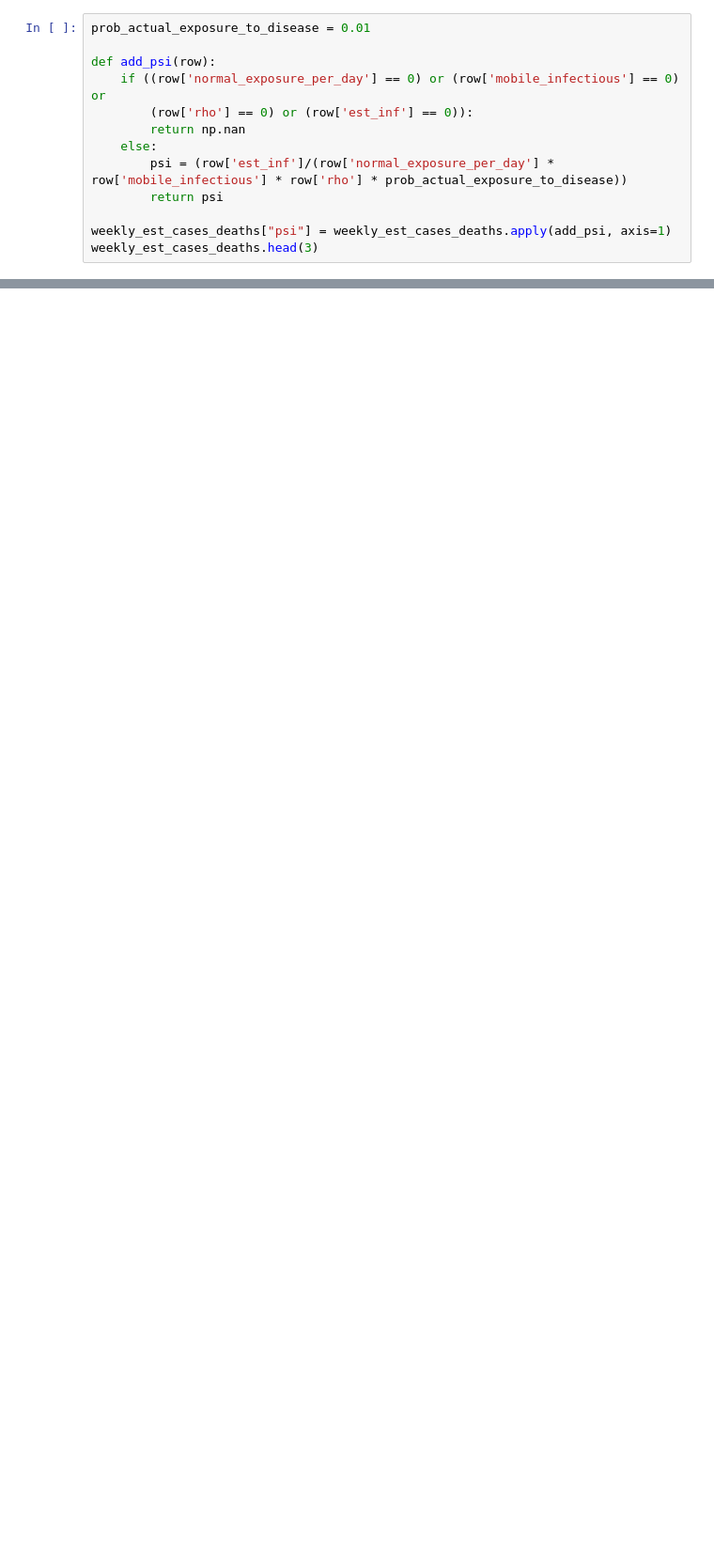
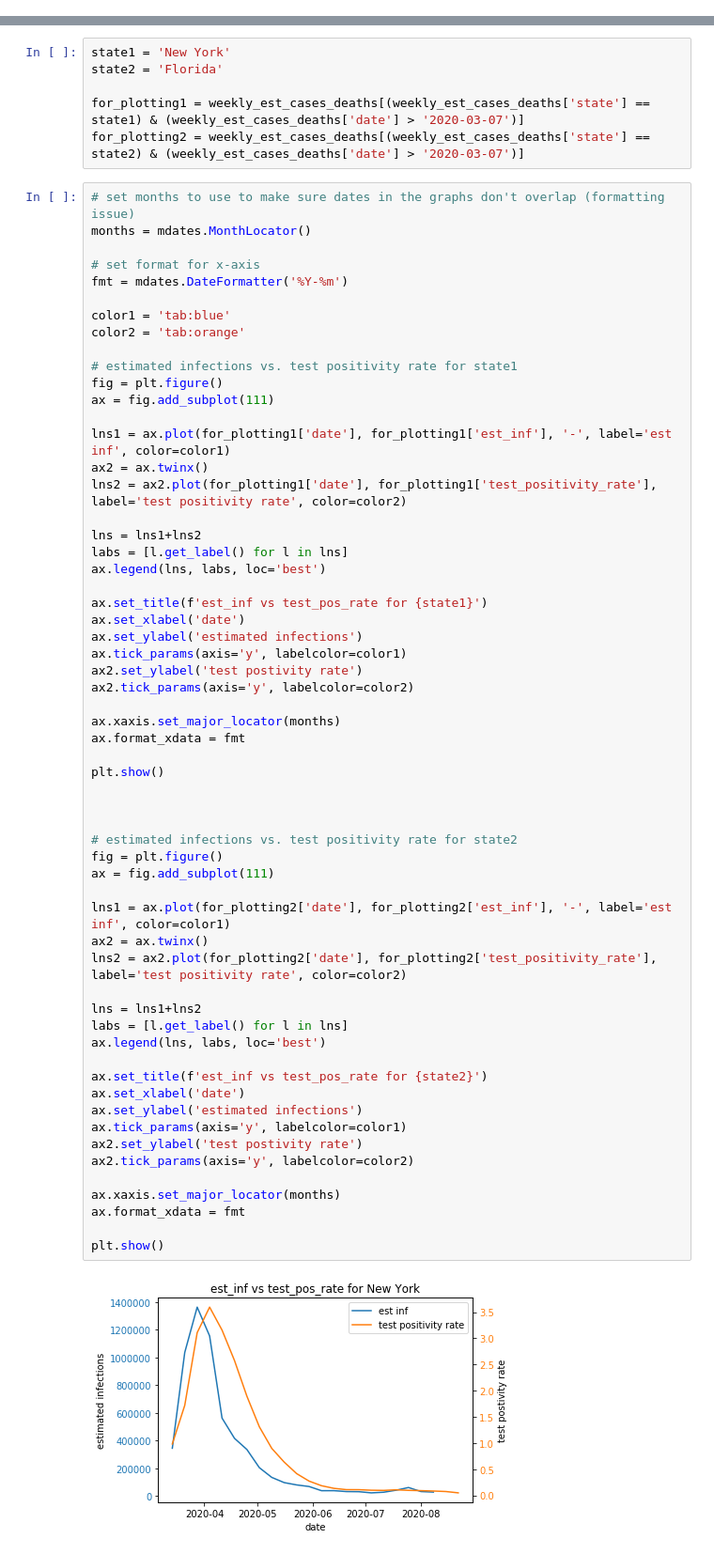
Before and after one commit to robbdunlap/covid_app, a Jupyter notebook: Exp_low_death_numb.ipynb, the cells around one changed output, grey strips where cells are left out. Shown: that part at 94% size. Cells and saved outputs as stored; diff of their text form; blank space fills up the shorter version.

```diff
--- a/Exp_low_death_numb.ipynb
+++ b/Exp_low_death_numb.ipynb
@@ -780,13 +699,0 @@ weekly_est_cases_deaths.head(1)
-# %%
-prob_actual_exposure_to_disease = 0.01
-
-def add_psi(row):
-    if ((row['normal_exposure_per_day'] == 0) or (row['mobile_infectious'] == 0) or
-        (row['rho'] == 0) or (row['est_inf'] == 0)):
-        return np.nan
-    else:
-        psi = (row['est_inf']/(row['normal_exposure_per_day'] * row['mobile_infectious'] * row['rho'] * prob_actual_exposure_to_disease))
-        return psi
-
-weekly_est_cases_deaths["psi"] = weekly_est_cases_deaths.apply(add_psi, axis=1)
-weekly_est_cases_deaths.head(3)
@@ -971,0 +1248,67 @@ NameError: name 'for_vis' is not defined
+# %%
+state1 = 'New York'
+state2 = 'Florida'
+
+for_plotting1 = weekly_est_cases_deaths[(weekly_est_cases_deaths['state'] == state1) & (weekly_est_cases_deaths['date'] > '2020-03-07')]
+for_plotting2 = weekly_est_cases_deaths[(weekly_est_cases_deaths['state'] == state2) & (weekly_est_cases_deaths['date'] > '2020-03-07')]
+# %%
+# set months to use to make sure dates in the graphs don't overlap (formatting issue)
+months = mdates.MonthLocator()
+
+# set format for x-axis
+fmt = mdates.DateFormatter('%Y-%m')
+
+color1 = 'tab:blue'
+color2 = 'tab:orange'
+
+# estimated infections vs. test positivity rate for state1
+fig = plt.figure()
+ax = fig.add_subplot(111)
+
+lns1 = ax.plot(for_plotting1['date'], for_plotting1['est_inf'], '-', label='est inf', color=color1)
+ax2 = ax.twinx()
+lns2 = ax2.plot(for_plotting1['date'], for_plotting1['test_positivity_rate'], label='test positivity rate', color=color2)
+
+lns = lns1+lns2
+labs = [l.get_label() for l in lns]
+ax.legend(lns, labs, loc='best')
+
+ax.set_title(f'est_inf vs test_pos_rate for {state1}')
+ax.set_xlabel('date')
+ax.set_ylabel('estimated infections')
+ax.tick_params(axis='y', labelcolor=color1)
+ax2.set_ylabel('test postivity rate')
+ax2.tick_params(axis='y', labelcolor=color2)
+
+ax.xaxis.set_major_locator(months)
+ax.format_xdata = fmt
+
+plt.show()
+
+
+
+# estimated infections vs. test positivity rate for state2
+fig = plt.figure()
+ax = fig.add_subplot(111)
+
+lns1 = ax.plot(for_plotting2['date'], for_plotting2['est_inf'], '-', label='est inf', color=color1)
+ax2 = ax.twinx()
+lns2 = ax2.plot(for_plotting2['date'], for_plotting2['test_positivity_rate'], label='test positivity rate', color=color2)
+
+lns = lns1+lns2
+labs = [l.get_label() for l in lns]
+ax.legend(lns, labs, loc='best')
+
+ax.set_title(f'est_inf vs test_pos_rate for {state2}')
+ax.set_xlabel('date')
+ax.set_ylabel('estimated infections')
+ax.tick_params(axis='y', labelcolor=color1)
+ax2.set_ylabel('test postivity rate')
+ax2.tick_params(axis='y', labelcolor=color2)
+
+ax.xaxis.set_major_locator(months)
+ax.format_xdata = fmt
+
+plt.show()
+# %% [output]
+[figure, added]
```
Also changed, not shown: parts of 74 cells of this notebook, 3 other files.
